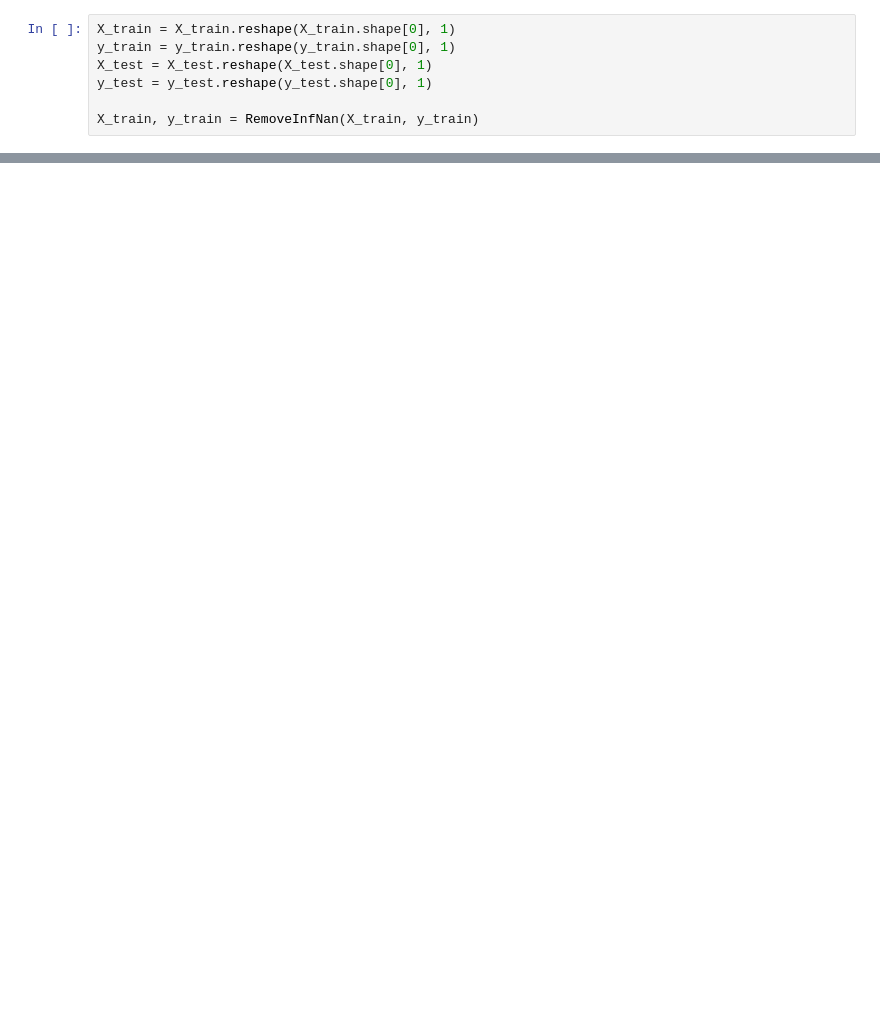
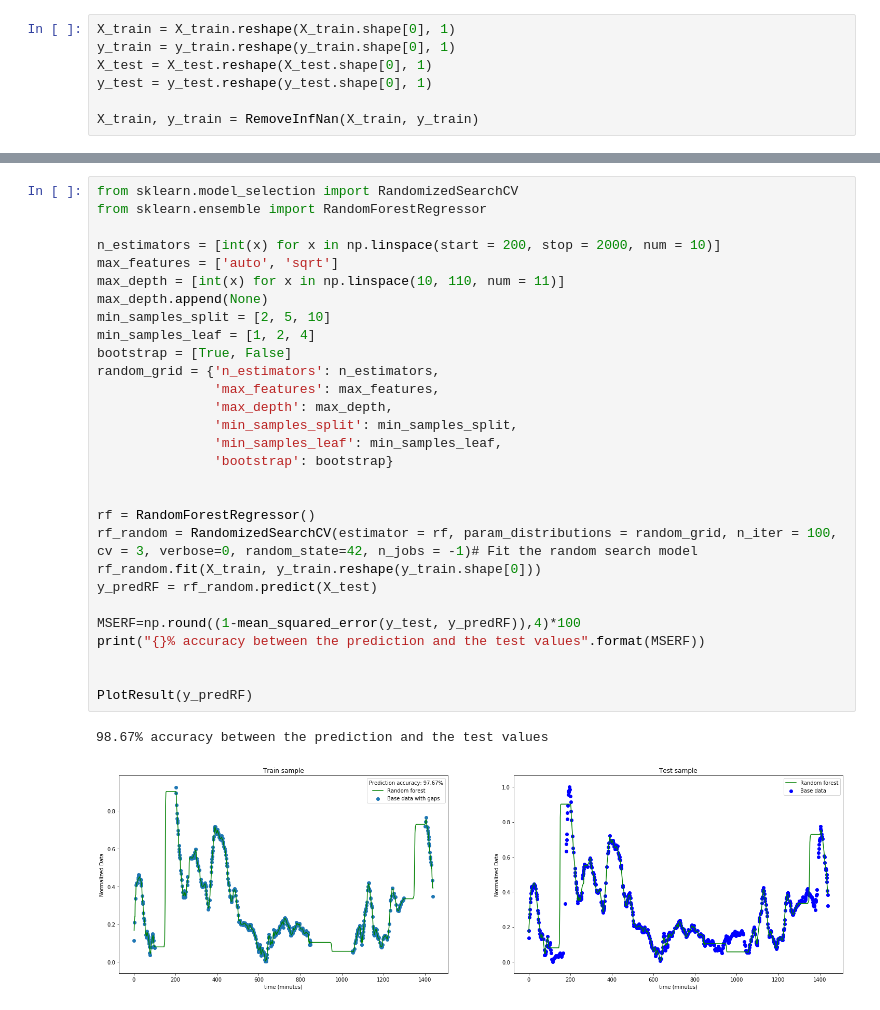
Before and after one commit to Pierre-LaurentC/IonosphericSignalRecontruction, a Jupyter notebook: DataHolesLongitude.ipynb, the cells around one changed output, grey strips where cells are left out. Cells and saved outputs as stored; diff of their text form; blank space fills up the shorter version.

```diff
--- a/DataHolesLongitude.ipynb
+++ b/DataHolesLongitude.ipynb
@@ -228,0 +258,32 @@ fig.savefig("DataGaps_TrainAndTestSamples")
+# %%
+from sklearn.model_selection import RandomizedSearchCV
+from sklearn.ensemble import RandomForestRegressor
+
+n_estimators = [int(x) for x in np.linspace(start = 200, stop = 2000, num = 10)]
+max_features = ['auto', 'sqrt']
+max_depth = [int(x) for x in np.linspace(10, 110, num = 11)]
+max_depth.append(None)
+min_samples_split = [2, 5, 10]
+min_samples_leaf = [1, 2, 4]
+bootstrap = [True, False]
+random_grid = {'n_estimators': n_estimators,
+               'max_features': max_features,
+               'max_depth': max_depth,
+               'min_samples_split': min_samples_split,
+               'min_samples_leaf': min_samples_leaf,
+               'bootstrap': bootstrap}
+
+
+rf = RandomForestRegressor()
+rf_random = RandomizedSearchCV(estimator = rf, param_distributions = random_grid, n_iter = 100, cv = 3, verbose=0, random_state=42, n_jobs = -1)# Fit the random search model
+rf_random.fit(X_train, y_train.reshape(y_train.shape[0]))
+y_predRF = rf_random.predict(X_test)
+
+MSERF=np.round((1-mean_squared_error(y_test, y_predRF)),4)*100
+print("{}% accuracy between the prediction and the test values".format(MSERF))
+
+
+PlotResult(y_predRF)
+# %% [output]
+98.67% accuracy between the prediction and the test values
+[figure, added]
```
Also changed, not shown: parts of 11 cells of this notebook, 1 other file.
